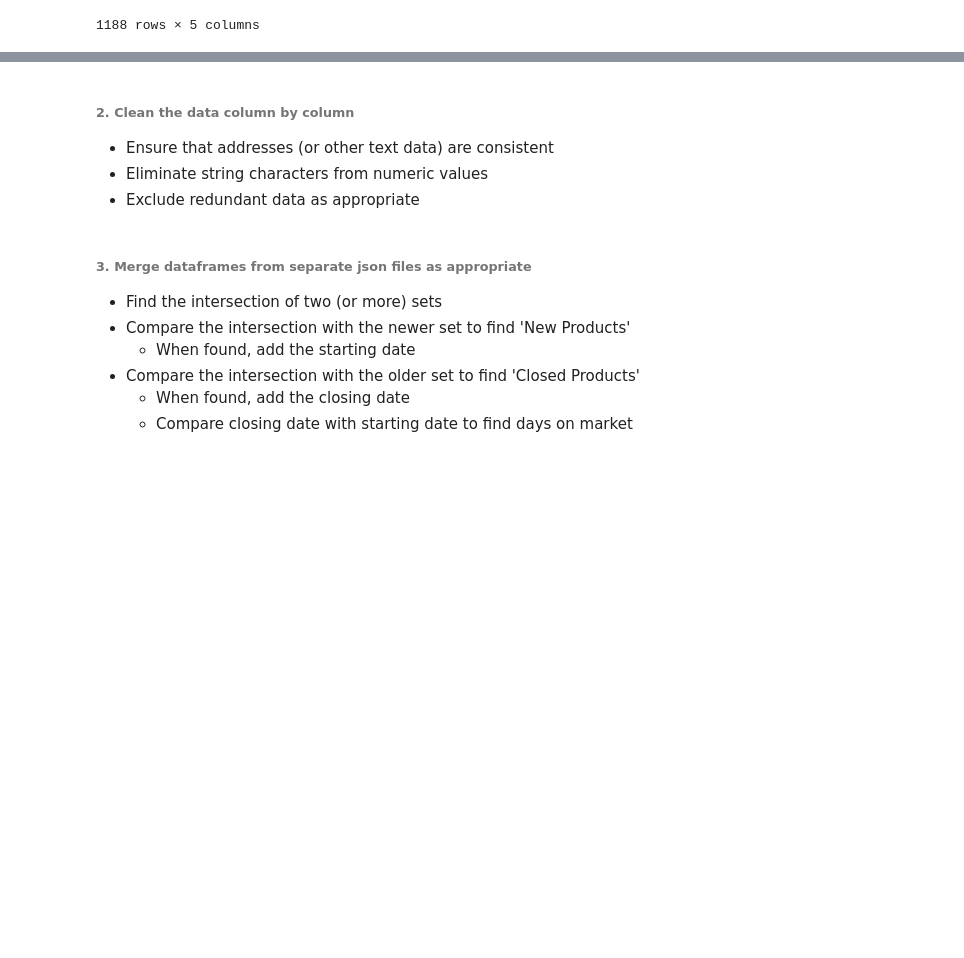
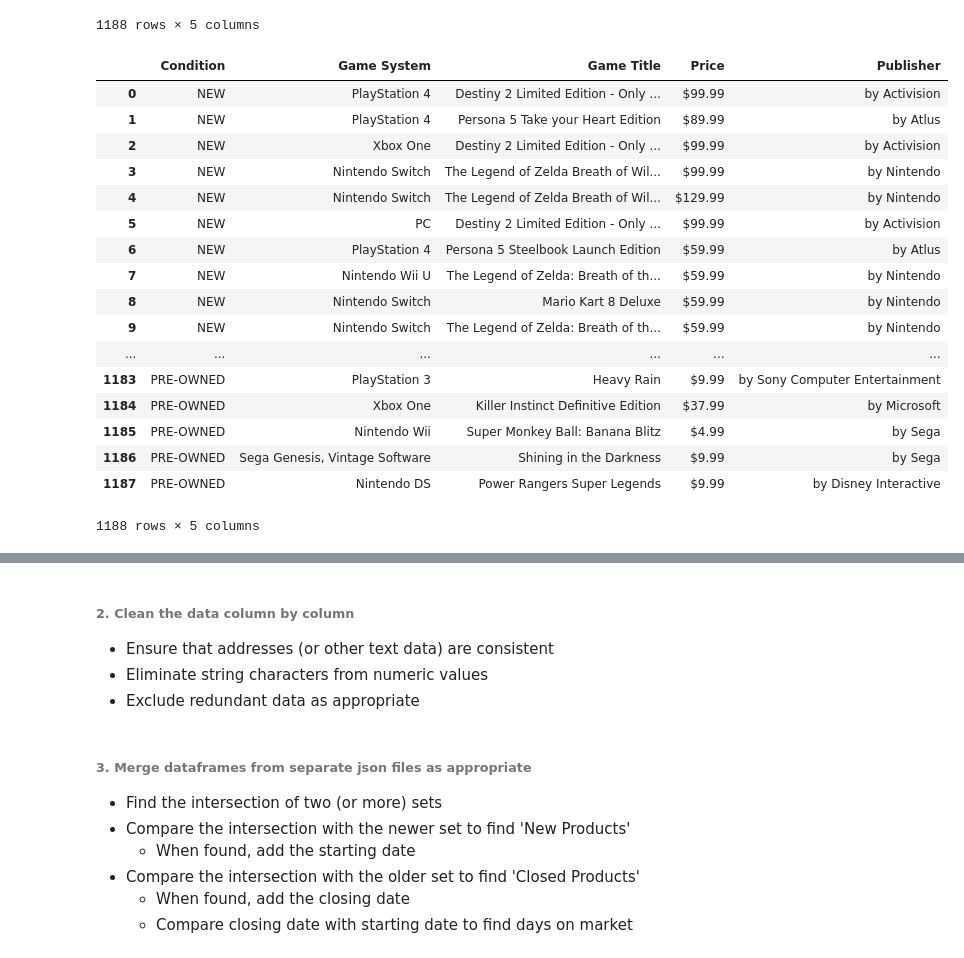
Before and after one commit to mnmohamed/WebProject_Mohamed, a Jupyter notebook: Jupyter Notebook/CreatingADataProject.ipynb, the cells around one changed output, grey strips where cells are left out. Saved outputs shown, nothing was run; the diff lists cells and outputs as text; code cells hidden in the pictures; blank space fills up the shorter version.

```diff
--- a/Jupyter Notebook/CreatingADataProject.ipynb
+++ b/Jupyter Notebook/CreatingADataProject.ipynb
@@ -13,6 +13,8 @@ import pandas as pd
 # Read in json files and create dataframes
 filename = '2017-03-28.GameStop.json'
 data = pd.read_json(filename)
+filename1 = '2017-04-04.GameStop.json'
+data1 = pd.read_json(filename1)
 # %%
 data
 # %% [output]
@@ -34,3 +36,24 @@ data
 | 1186 | PRE-OWNED | Nintendo 3DS | Hatsune Miku: Project Mirai DX | $24.99 | by Sega |
 | 1187 | PRE-OWNED | Xbox 360 | Bullet Witch | $4.99 | by Atari Games |
 1188 rows × 5 columns
+# %%
+data1
+# %% [output]
+|  | Condition | Game System | Game Title | Price | Publisher |
+| 0 | NEW | PlayStation 4 | Destiny 2 Limited Edition - Only ... | $99.99 | by Activision |
+| 1 | NEW | PlayStation 4 | Persona 5 Take your Heart Edition | $89.99 | by Atlus |
+| 2 | NEW | Xbox One | Destiny 2 Limited Edition - Only ... | $99.99 | by Activision |
+| 3 | NEW | Nintendo Switch | The Legend of Zelda Breath of Wil... | $99.99 | by Nintendo |
+| 4 | NEW | Nintendo Switch | The Legend of Zelda Breath of Wil... | $129.99 | by Nintendo |
+| 5 | NEW | PC | Destiny 2 Limited Edition - Only ... | $99.99 | by Activision |
+| 6 | NEW | PlayStation 4 | Persona 5 Steelbook Launch Edition | $59.99 | by Atlus |
+| 7 | NEW | Nintendo Wii U | The Legend of Zelda: Breath of th... | $59.99 | by Nintendo |
+| 8 | NEW | Nintendo Switch | Mario Kart 8 Deluxe | $59.99 | by Nintendo |
+| 9 | NEW | Nintendo Switch | The Legend of Zelda: Breath of th... | $59.99 | by Nintendo |
+| ... | ... | ... | ... | ... | ... |
+| 1183 | PRE-OWNED | PlayStation 3 | Heavy Rain | $9.99 | by Sony Computer Entertainment |
+| 1184 | PRE-OWNED | Xbox One | Killer Instinct Definitive Edition | $37.99 | by Microsoft |
+| 1185 | PRE-OWNED | Nintendo Wii | Super Monkey Ball: Banana Blitz | $4.99 | by Sega |
+| 1186 | PRE-OWNED | Sega Genesis, Vintage Software | Shining in the Darkness | $9.99 | by Sega |
+| 1187 | PRE-OWNED | Nintendo DS | Power Rangers Super Legends | $9.99 | by Disney Interactive |
+1188 rows × 5 columns
```
Also changed, not shown: parts of 1 cell of this notebook, 3 other files.
